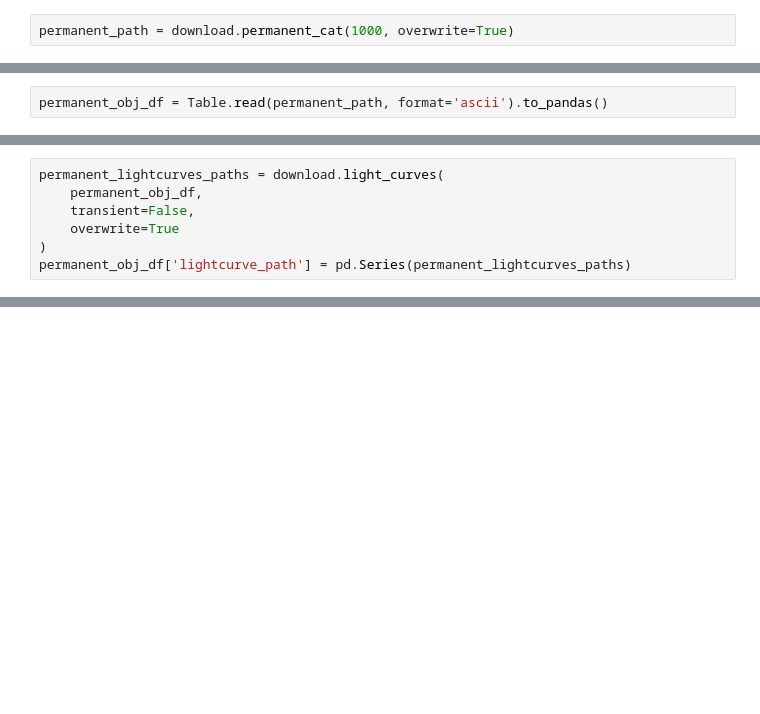
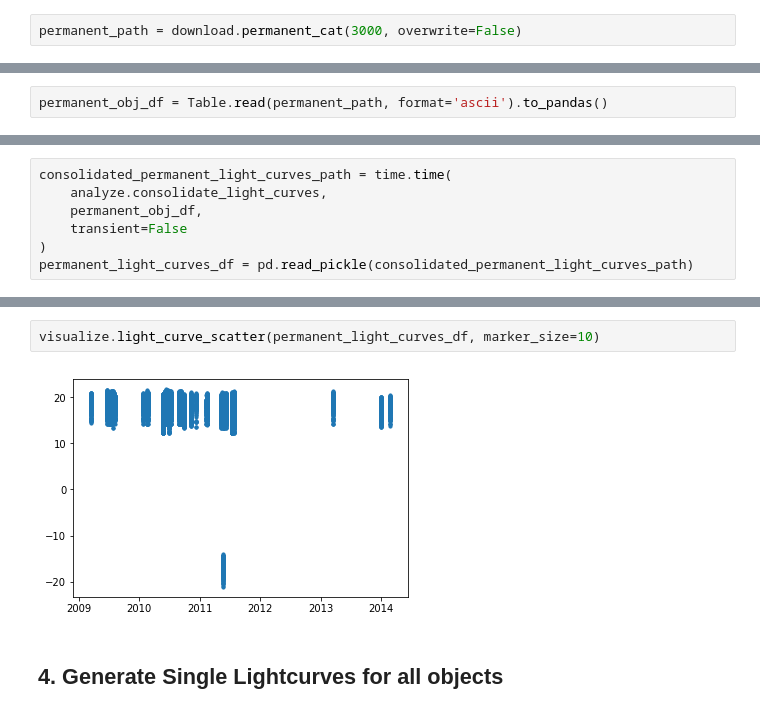
Before and after one commit to diegoalejogm/transient-recognition-lsst, a Jupyter notebook: notebooks/PTF/PTF Light Curves Download and Exploration .ipynb, the cells around one changed output, grey strips where cells are left out. Saved outputs shown, nothing was run; the diff lists cells and outputs as text; blank space fills up the shorter version.

```diff
--- a/notebooks/PTF/PTF Light Curves Download and Exploration .ipynb
+++ b/notebooks/PTF/PTF Light Curves Download and Exploration .ipynb
@@ -20,4 +26,4 @@ transient_obj_df = Table.read(transient_path, format='ascii').to_pandas()
 # %% [markdown]
 #### Permanent
 # %%
-permanent_path = download.permanent_cat(1000, overwrite=True)
+permanent_path = download.permanent_cat(3000, overwrite=False)
@@ -35,7 +46,0 @@ transient_obj_df['lightcurve_path'] = pd.Series(transient_lightcurves_paths)
-# %%
-permanent_lightcurves_paths = download.light_curves(
-    permanent_obj_df,
-    transient=False,
-    overwrite=True
-)
-permanent_obj_df['lightcurve_path'] = pd.Series(permanent_lightcurves_paths)
@@ -41,0 +59,7 @@ permanent_obj_df['lightcurve_path'] = pd.Series(permanent_lightcurves_paths)
+# %%
+consolidated_permanent_light_curves_path = time.time(
+    analyze.consolidate_light_curves,
+    permanent_obj_df,
+    transient=False
+)
+permanent_light_curves_df = pd.read_pickle(consolidated_permanent_light_curves_path)
@@ -41,0 +91,6 @@ permanent_obj_df['lightcurve_path'] = pd.Series(permanent_lightcurves_paths)
+# %%
+visualize.light_curve_scatter(permanent_light_curves_df, marker_size=10)
+# %% [output]
+[figure, added]
+# %% [markdown]
+## 4. Generate Single Lightcurves for all objects
```
Also changed, not shown: parts of 35 cells of this notebook, 7 other files.
